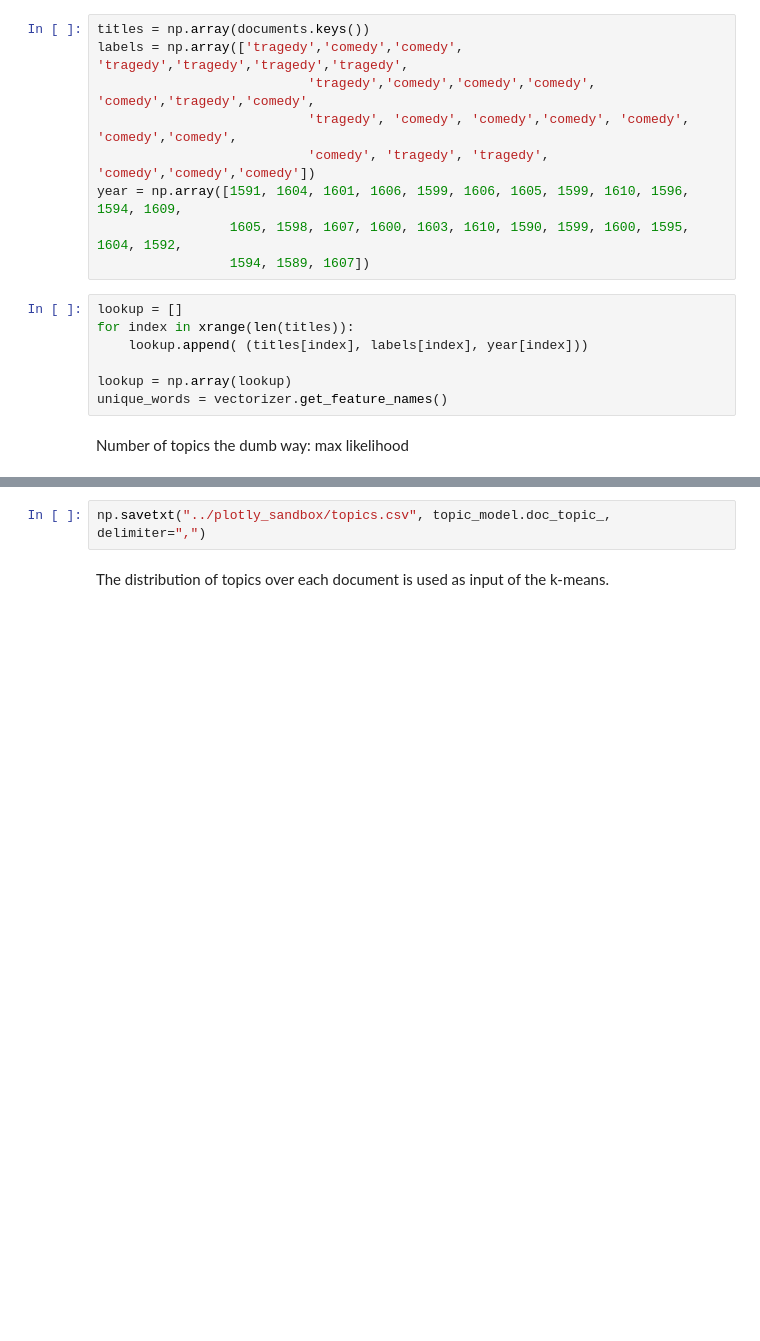
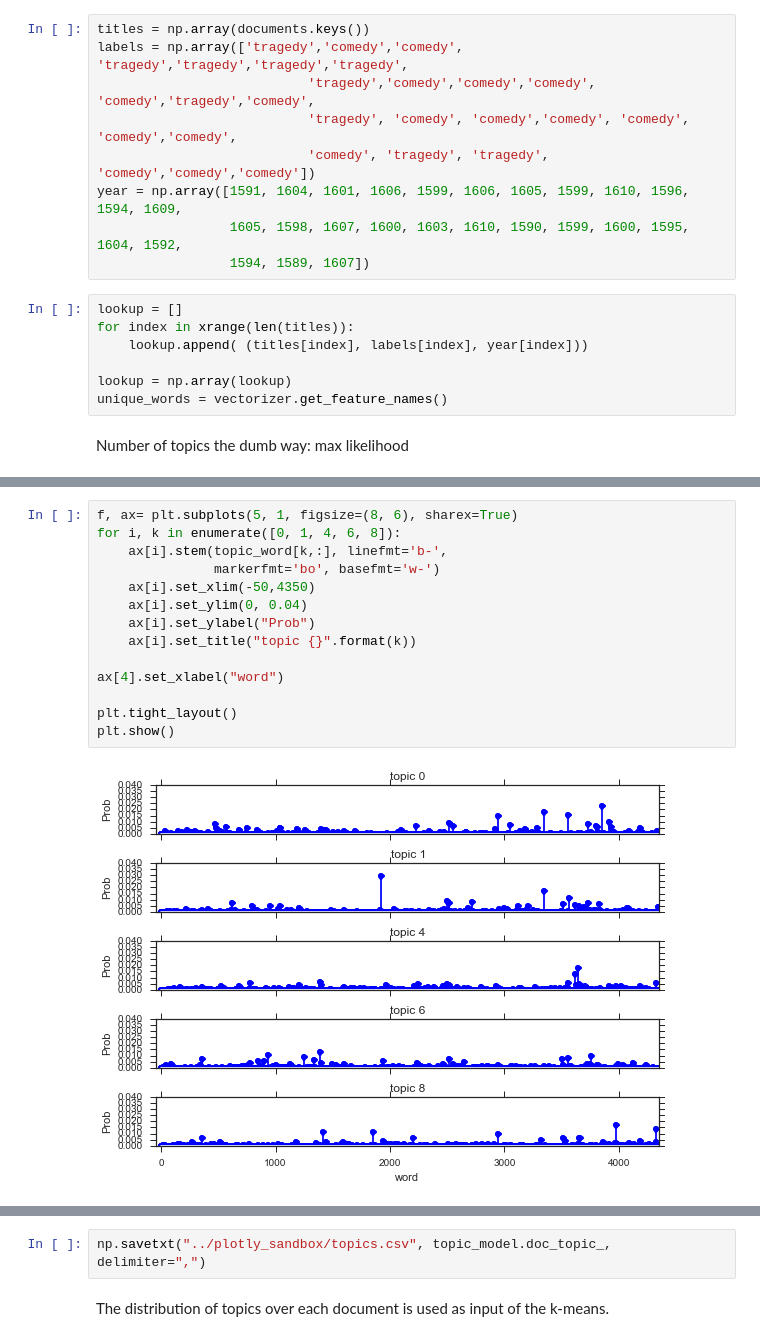
Before and after one commit to sereprz/ShakespeareTextAnalysis, a Jupyter notebook: nlp_shakespeare.ipynb, the cells around one changed output, grey strips where cells are left out. Saved outputs shown, nothing was run; the diff lists cells and outputs as text; blank space fills up the shorter version.

```diff
--- a/nlp_shakespeare.ipynb
+++ b/nlp_shakespeare.ipynb
@@ -207,3 +236,19 @@ Topic 8: fool ladi would lord gentleman know clown may madam
+# %%
+f, ax= plt.subplots(5, 1, figsize=(8, 6), sharex=True)
+for i, k in enumerate([0, 1, 4, 6, 8]):
+    ax[i].stem(topic_word[k,:], linefmt='b-',
+               markerfmt='bo', basefmt='w-')
+    ax[i].set_xlim(-50,4350)
+    ax[i].set_ylim(0, 0.04)
+    ax[i].set_ylabel("Prob")
+    ax[i].set_title("topic {}".format(k))
+
+ax[4].set_xlabel("word")
+
+plt.tight_layout()
+plt.show()
+# %% [output]
+[figure, added]
 # %%
 %matplotlib inline
 
```
Also changed, not shown: parts of 36 cells of this notebook.
